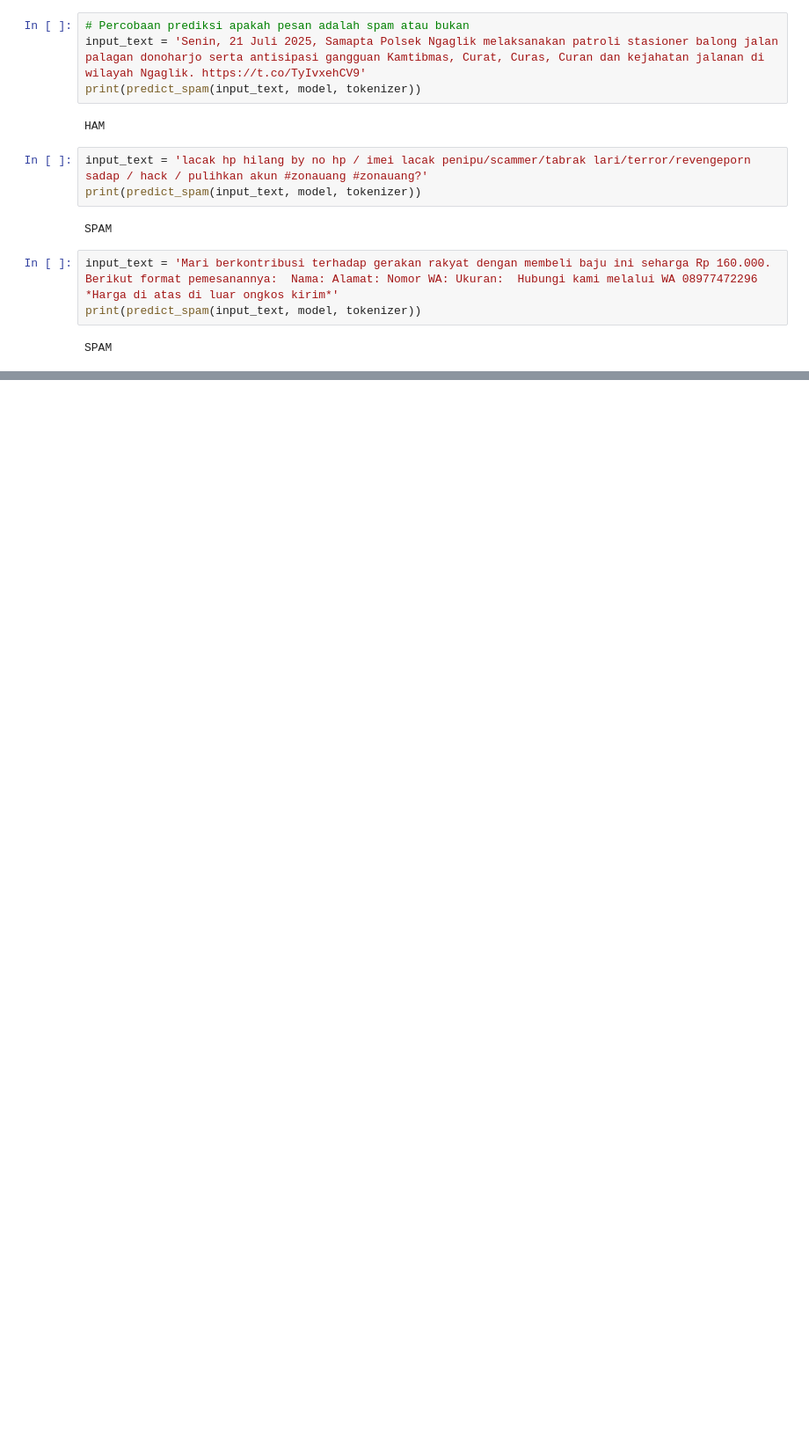
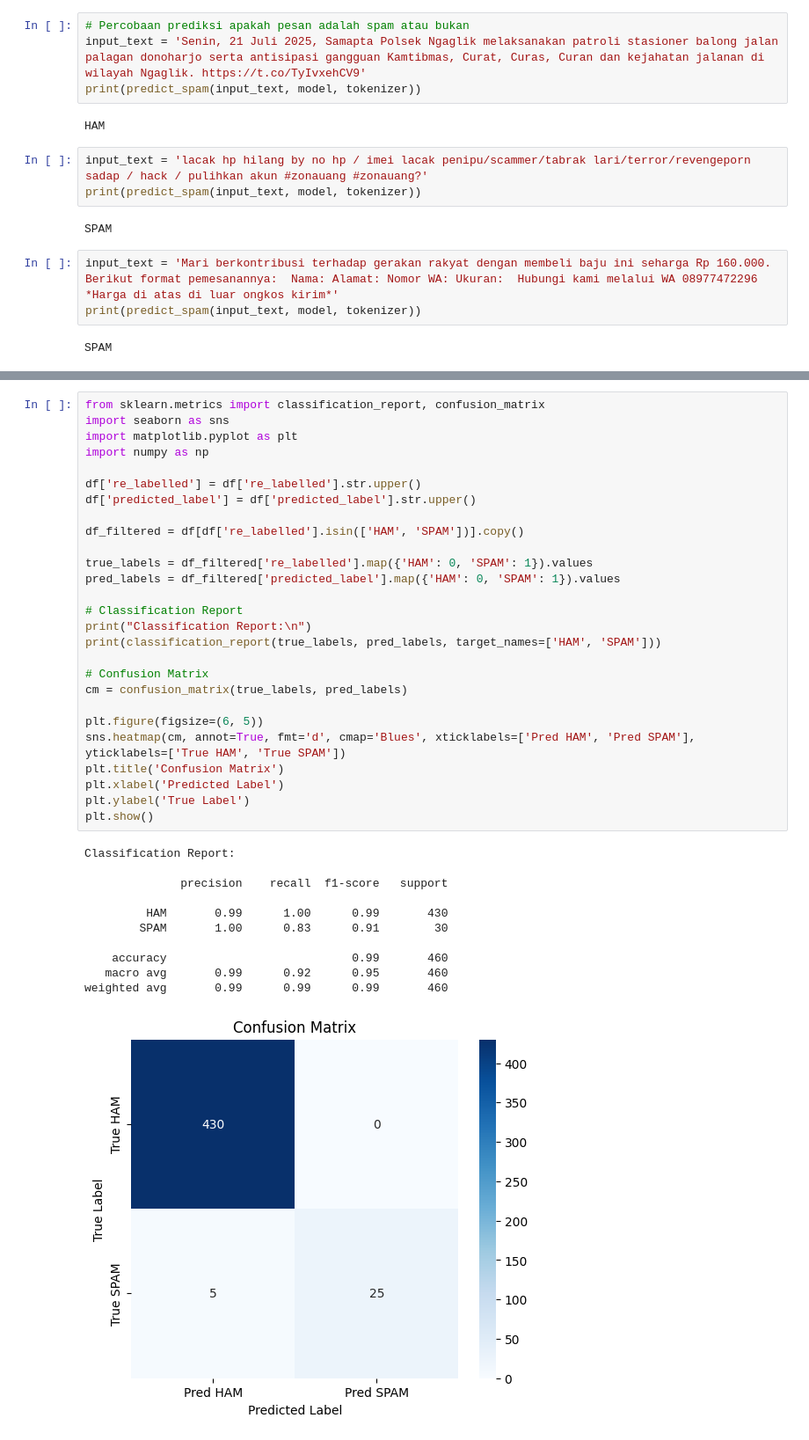
Before and after one commit to raihanhd12/NLP_explore, a Jupyter notebook: Re_Train_BERT_spam.ipynb, the cells around one changed output, grey strips where cells are left out. Shown at 88% size. Drawn from its saved outputs; the diff is of its cells as text; blank space fills up the shorter version.

```diff
--- a/Re_Train_BERT_spam.ipynb
+++ b/Re_Train_BERT_spam.ipynb
@@ -330,0 +373,39 @@ SPAM
+# %%
+from sklearn.metrics import classification_report, confusion_matrix
+import seaborn as sns
+import matplotlib.pyplot as plt
+import numpy as np
+
+df['re_labelled'] = df['re_labelled'].str.upper()
+df['predicted_label'] = df['predicted_label'].str.upper()
+
+df_filtered = df[df['re_labelled'].isin(['HAM', 'SPAM'])].copy()
+
+true_labels = df_filtered['re_labelled'].map({'HAM': 0, 'SPAM': 1}).values
+pred_labels = df_filtered['predicted_label'].map({'HAM': 0, 'SPAM': 1}).values
+
+# Classification Report
+print("Classification Report:\n")
+print(classification_report(true_labels, pred_labels, target_names=['HAM', 'SPAM']))
+
+# Confusion Matrix
+cm = confusion_matrix(true_labels, pred_labels)
+
+plt.figure(figsize=(6, 5))
+sns.heatmap(cm, annot=True, fmt='d', cmap='Blues', xticklabels=['Pred HAM', 'Pred SPAM'], yticklabels=['True HAM', 'True SPAM'])
+plt.title('Confusion Matrix')
+plt.xlabel('Predicted Label')
+plt.ylabel('True Label')
+plt.show()
+# %% [output]
+Classification Report:
+
+              precision    recall  f1-score   support
+
+         HAM       0.99      1.00      0.99       430
+        SPAM       1.00      0.83      0.91        30
+
+    accuracy                           0.99       460
+   macro avg       0.99      0.92      0.95       460
+weighted avg       0.99      0.99      0.99       460
+[figure, added]
```
Also changed, not shown: parts of 11 cells of this notebook, 2 other files.
